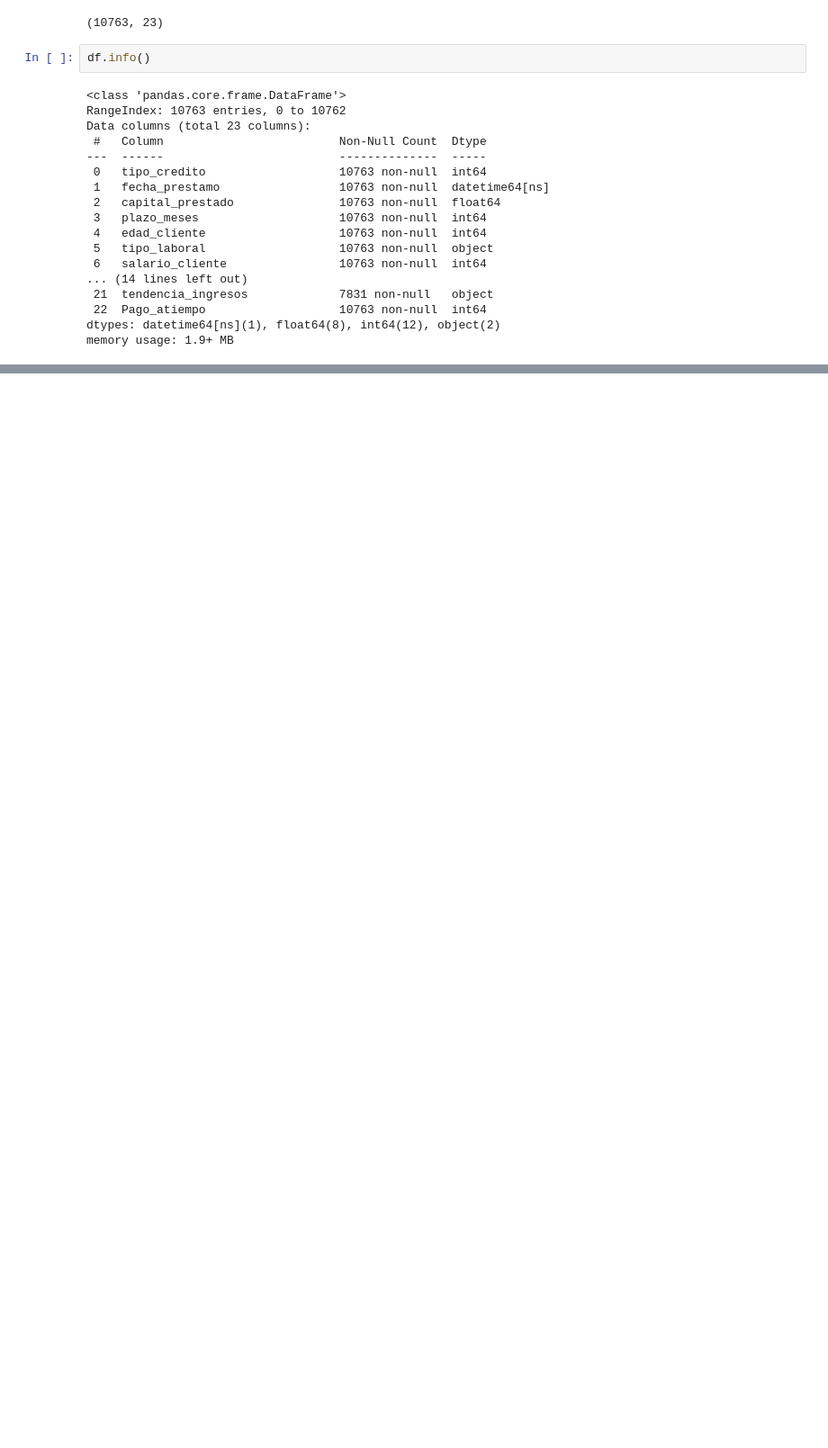
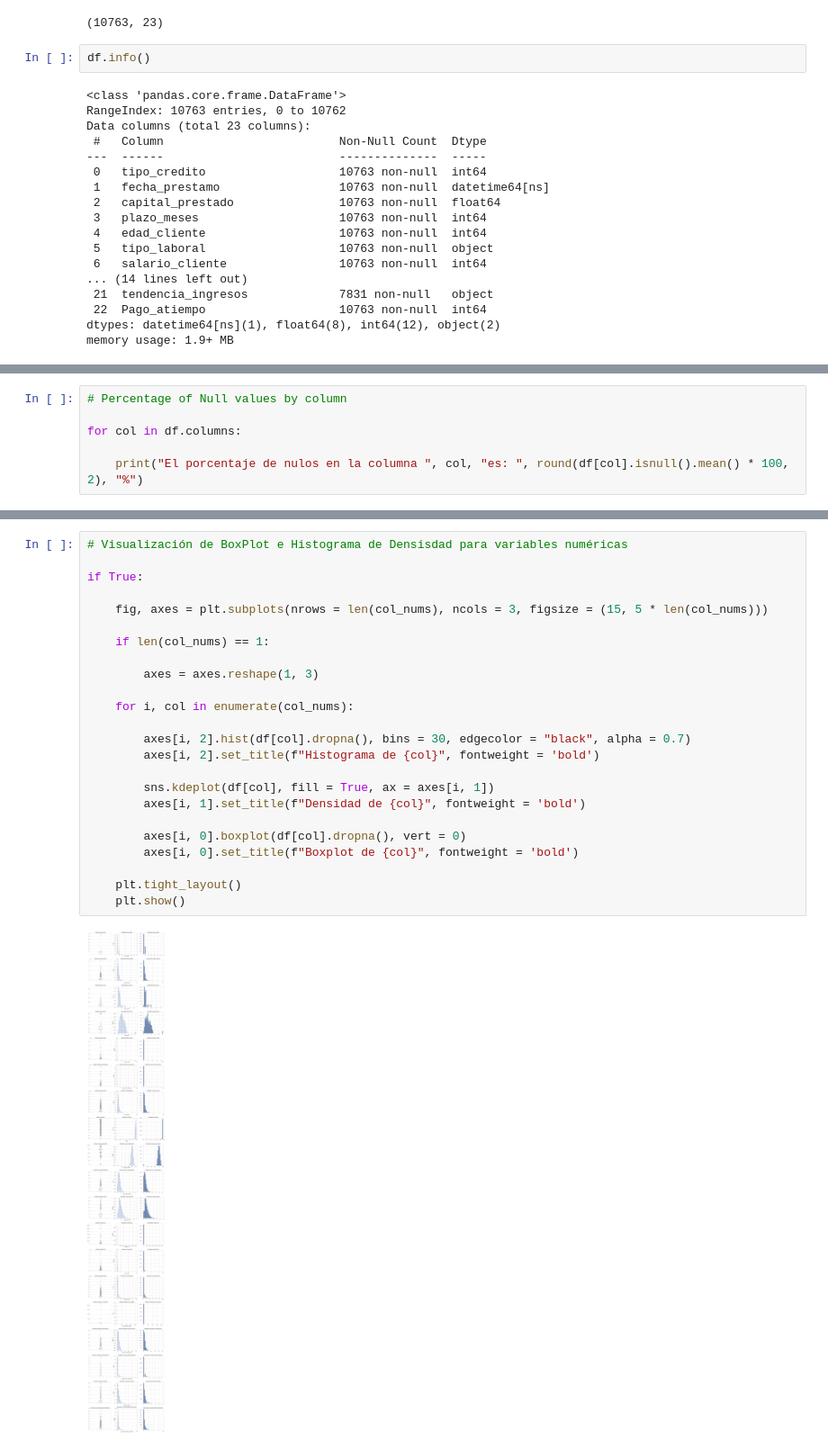
Before and after one commit to pbuitragoa33/MLOps-Financial-Risk-pipeline, a Jupyter notebook: etl_scripts/src/desarrollo/transformacion_eda.ipynb, the cells around one changed output, grey strips where cells are left out. Shown at 90% size. Cells and saved outputs as stored; diff of their text form; blank space fills up the shorter version.

```diff
--- a/etl_scripts/src/desarrollo/transformacion_eda.ipynb
+++ b/etl_scripts/src/desarrollo/transformacion_eda.ipynb
@@ -127,3 +175,9 @@ creditos_sectorFinanciero           0
 creditos_sectorReal                 0
 Pago_atiempo                        0
 dtype: int64
+# %%
+# Percentage of Null values by column
+
+for col in df.columns:
+
+    print("El porcentaje de nulos en la columna ", col, "es: ", round(df[col].isnull().mean() * 100, 2), "%")
@@ -129,0 +331,26 @@ dtype: int64
+# %%
+# Visualización de BoxPlot e Histograma de Densisdad para variables numéricas
+
+if True:
+
+    fig, axes = plt.subplots(nrows = len(col_nums), ncols = 3, figsize = (15, 5 * len(col_nums)))
+
+    if len(col_nums) == 1:
+
+        axes = axes.reshape(1, 3)
+
+    for i, col in enumerate(col_nums):
+
+        axes[i, 2].hist(df[col].dropna(), bins = 30, edgecolor = "black", alpha = 0.7)
+        axes[i, 2].set_title(f"Histograma de {col}", fontweight = 'bold')
+
+        sns.kdeplot(df[col], fill = True, ax = axes[i, 1])
+        axes[i, 1].set_title(f"Densidad de {col}", fontweight = 'bold')
+
+        axes[i, 0].boxplot(df[col].dropna(), vert = 0)
+        axes[i, 0].set_title(f"Boxplot de {col}", fontweight = 'bold')
+
+    plt.tight_layout()
+    plt.show()
+# %% [output]
+[figure, added]
```
Also changed, not shown: parts of 42 cells of this notebook.
